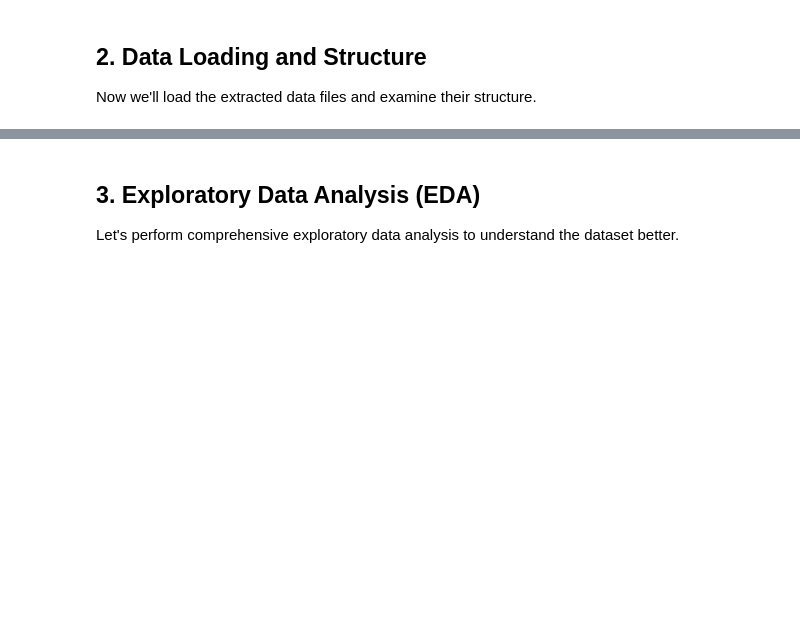
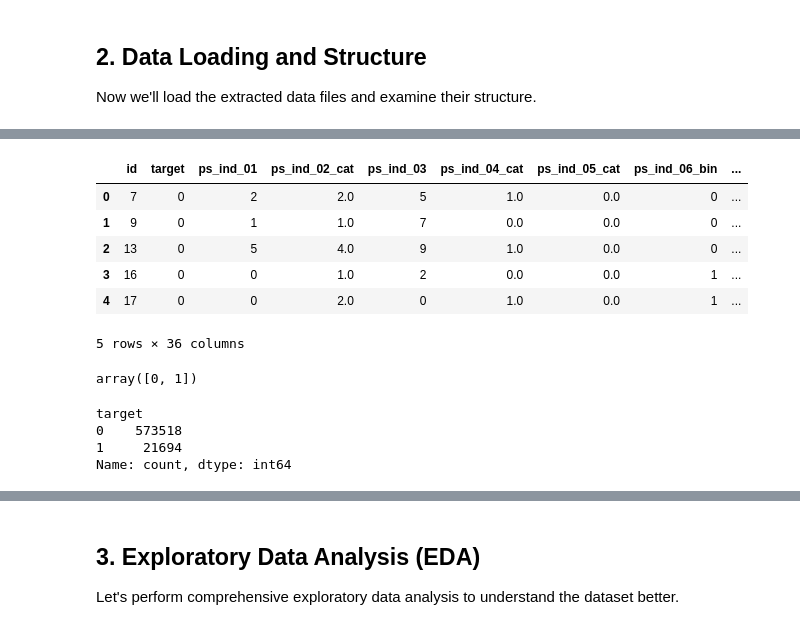
Before and after one commit to oegevonlysim/porto_seguros_safe_driver-main, a Jupyter notebook: data_processing_and_eda.ipynb, the cells around one changed output, grey strips where cells are left out. Saved outputs shown, nothing was run; the diff lists cells and outputs as text; code cells hidden in the pictures; blank space fills up the shorter version.

```diff
--- a/data_processing_and_eda.ipynb
+++ b/data_processing_and_eda.ipynb
@@ -72,0 +118,26 @@ train_df.head()
+# %%
+#drop columns with more than 10% NaN
+train_df = train_df.dropna(axis=1, thresh=len(train_df) * 0.9)
+#display the first 5 rows
+train_df.head()
+# %% [output]
+|  | id | target | ps_ind_01 | ps_ind_02_cat | ps_ind_03 | ps_ind_04_cat | ps_ind_05_cat | ps_ind_06_bin | ... |
+| 0 | 7 | 0 | 2 | 2.0 | 5 | 1.0 | 0.0 | 0 | ... |
+| 1 | 9 | 0 | 1 | 1.0 | 7 | 0.0 | 0.0 | 0 | ... |
+| 2 | 13 | 0 | 5 | 4.0 | 9 | 1.0 | 0.0 | 0 | ... |
+| 3 | 16 | 0 | 0 | 1.0 | 2 | 0.0 | 0.0 | 1 | ... |
+| 4 | 17 | 0 | 0 | 2.0 | 0 | 1.0 | 0.0 | 1 | ... |
+5 rows × 36 columns
+# %%
+#show target unique values
+train_df['target'].unique()
+# %% [output]
+array([0, 1])
+# %%
+#show target distribution
+train_df['target'].value_counts()
+# %% [output]
+target
+0    573518
+1     21694
+Name: count, dtype: int64
```
Also changed, not shown: parts of 18 cells of this notebook, 2 other files.
